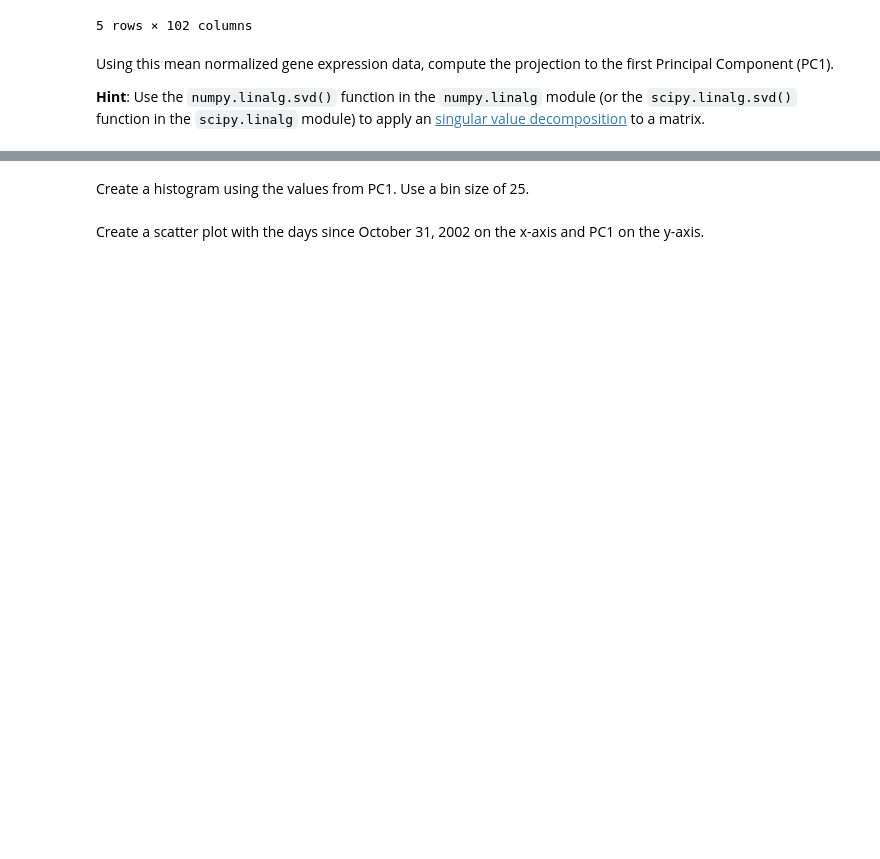
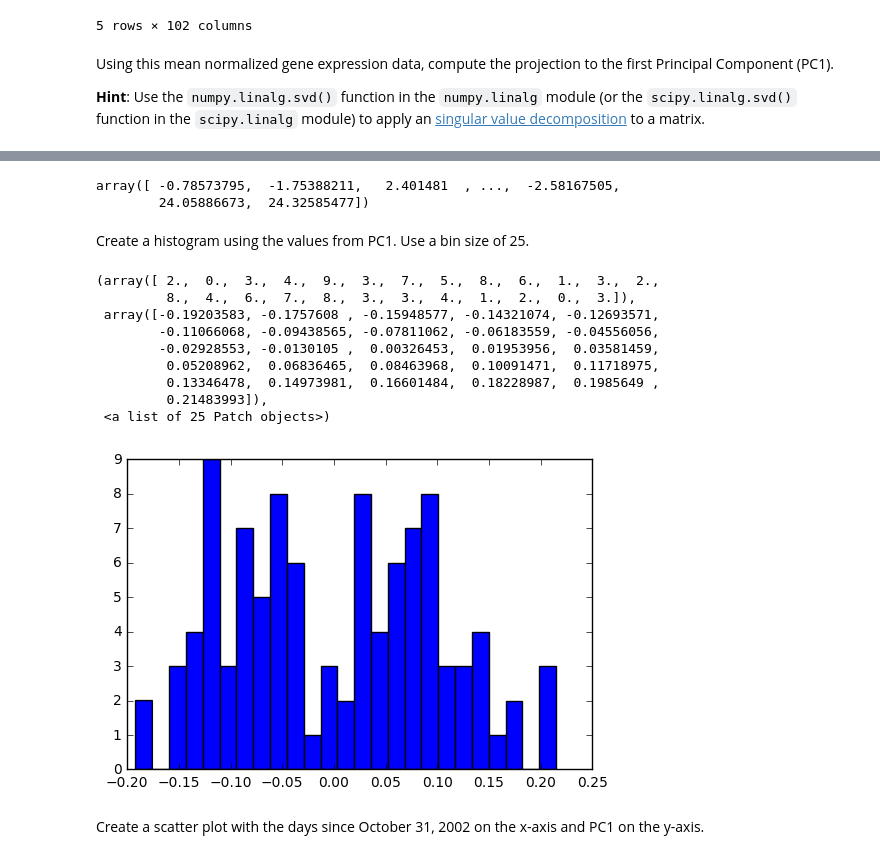
Before and after one commit to mtheartattack/2014, a Jupyter notebook: homework/HW2.ipynb, the cells around one changed output, grey strips where cells are left out. Drawn from its saved outputs; the diff is of its cells as text; code cells hidden in the pictures; blank space fills up the shorter version.

```diff
--- a/homework/HW2.ipynb
+++ b/homework/HW2.ipynb
@@ -351,2 +389,7 @@ Using this mean normalized gene expression data, compute the projection to the f
+# %%
+exprsCEU_comp[:,0]
+# %% [output]
+array([ -0.78573795,  -1.75388211,   2.401481  , ...,  -2.58167505,
+        24.05886673,  24.32585477])
 # %% [markdown]
 Create a histogram using the values from PC1.  Use a bin size of 25.
@@ -355,2 +396,17 @@ Create a histogram using the values from PC1.  Use a bin size of 25.
+# %%
+#your code here
+plt.hist(pca1.components_[0], bins = 25)
+#plt.hist(exprsCEU_comp[:,0], bins = 25)
+# %% [output]
+(array([ 2.,  0.,  3.,  4.,  9.,  3.,  7.,  5.,  8.,  6.,  1.,  3.,  2.,
+         8.,  4.,  6.,  7.,  8.,  3.,  3.,  4.,  1.,  2.,  0.,  3.]),
+ array([-0.19203583, -0.1757608 , -0.15948577, -0.14321074, -0.12693571,
+        -0.11066068, -0.09438565, -0.07811062, -0.06183559, -0.04556056,
+        -0.02928553, -0.0130105 ,  0.00326453,  0.01953956,  0.03581459,
+         0.05208962,  0.06836465,  0.08463968,  0.10091471,  0.11718975,
+         0.13346478,  0.14973981,  0.16601484,  0.18228987,  0.1985649 ,
+         0.21483993]),
+ <a list of 25 Patch objects>)
+[figure, added]
 # %% [markdown]
 Create a scatter plot with the days since October 31, 2002 on the x-axis and PC1 on the y-axis.
```
Also changed, not shown: parts of 41 cells of this notebook.
